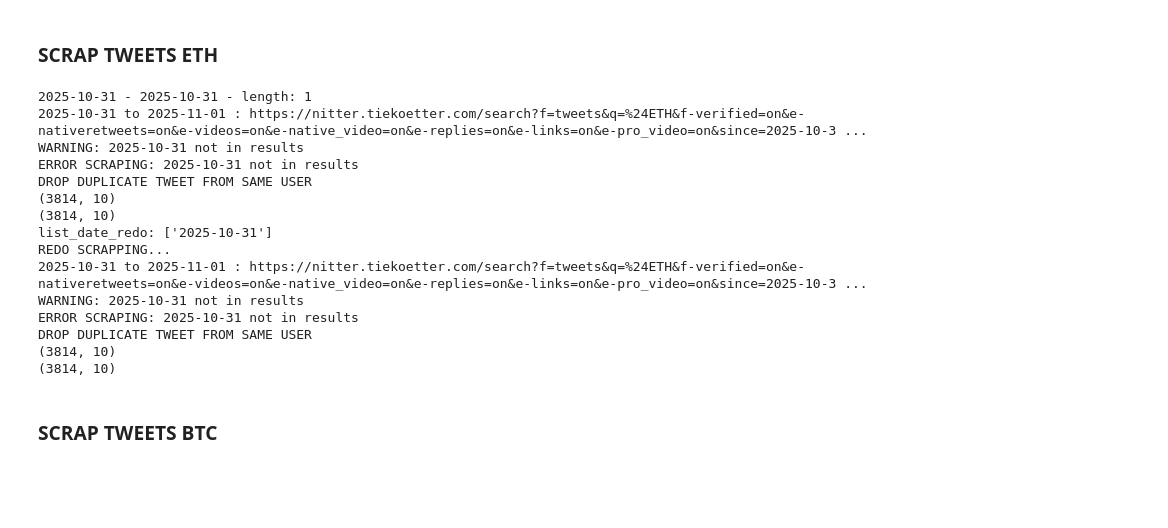
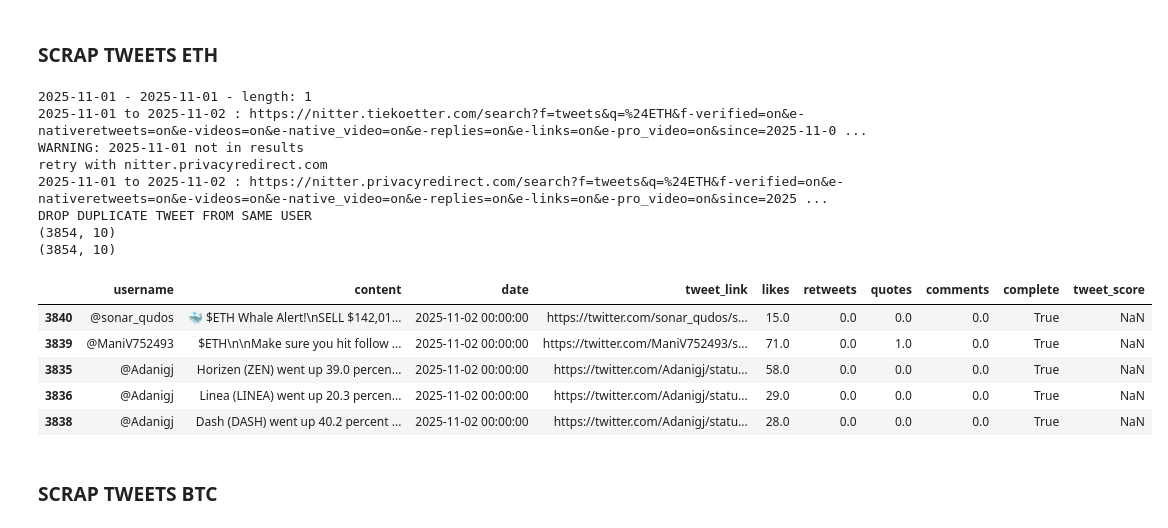
Before and after one commit to jeugregg/ocean_protocol_eth_pred, a Jupyter notebook: 22_Update_Data_Sources_05min.ipynb, the cells around one changed output. Saved outputs shown, nothing was run; the diff lists cells and outputs as text; code cells hidden in the pictures; blank space fills up the shorter version.

```diff
--- a/22_Update_Data_Sources_05min.ipynb
+++ b/22_Update_Data_Sources_05min.ipynb
@@ -2595,32 +2624,32 @@ def run_scrap_nitter_token(token, df_, path_save_df_tweets, file_path_nitter_log
 # %%
 # timing : 18s
 token = "ETH"
 path_save_df_tweets_eth = os.path.join(PATH_DATA, "df_tweets_eth.csv")
 file_path_nitter_log_eth = os.path.join(PATH_DATA, f"nitter_error_scraping_{token}.log")
 df_tweets_eth = run_scrap_nitter_token(
     token=token,
     df_=df_eth,
     path_save_df_tweets=path_save_df_tweets_eth,
     file_path_nitter_log=file_path_nitter_log_eth,
     max_count=1000,
     time_sleep=10,
-    mode_scrap_nitter=mode_scrap_nitter
+    mode_scrap_nitter=mode_scrap_nitter,
+    mode_redo=False,
 )
 
-#df_tweets_eth
+df_tweets_eth.tail(5)
 # %% [output]
-2025-10-31 - 2025-10-31 - length: 1
-2025-10-31 to 2025-11-01 : https://nitter.tiekoetter.com/search?f=tweets&q=%24ETH&f-verified=on&e-nativeretweets=on&e-videos=on&e-native_video=on&e-replies=on&e-links=on&e-pro_video=on&since=2025-10-3 ...
-WARNING: 2025-10-31 not in results
-ERROR SCRAPING: 2025-10-31 not in results
+2025-11-01 - 2025-11-01 - length: 1
+2025-11-01 to 2025-11-02 : https://nitter.tiekoetter.com/search?f=tweets&q=%24ETH&f-verified=on&e-nativeretweets=on&e-videos=on&e-native_video=on&e-replies=on&e-links=on&e-pro_video=on&since=2025-11-0 ...
+WARNING: 2025-11-01 not in results
+retry with nitter.privacyredirect.com
+2025-11-01 to 2025-11-02 : https://nitter.privacyredirect.com/search?f=tweets&q=%24ETH&f-verified=on&e-nativeretweets=on&e-videos=on&e-native_video=on&e-replies=on&e-links=on&e-pro_video=on&since=2025 ...
 DROP DUPLICATE TWEET FROM SAME USER
-(3814, 10)
-(3814, 10)
-list_date_redo: ['2025-10-31']
-REDO SCRAPPING...
-2025-10-31 to 2025-11-01 : https://nitter.tiekoetter.com/search?f=tweets&q=%24ETH&f-verified=on&e-nativeretweets=on&e-videos=on&e-native_video=on&e-replies=on&e-links=on&e-pro_video=on&since=2025-10-3 ...
-WARNING: 2025-10-31 not in results
-ERROR SCRAPING: 2025-10-31 not in results
-DROP DUPLICATE TWEET FROM SAME USER
-(3814, 10)
-(3814, 10)
+(3854, 10)
+(3854, 10)
+|  | username | content | date | tweet_link | likes | retweets | quotes | comments | complete | tweet_score |
+| 3840 | @sonar_qudos | 🐳 $ETH Whale Alert!\nSELL $142,01... | 2025-11-02 00:00:00 | https://twitter.com/sonar_qudos/s... | 15.0 | 0.0 | 0.0 | 0.0 | True | NaN |
+| 3839 | @ManiV752493 | $ETH\n\nMake sure you hit follow ... | 2025-11-02 00:00:00 | https://twitter.com/ManiV752493/s... | 71.0 | 0.0 | 1.0 | 0.0 | True | NaN |
+| 3835 | @Adanigj | Horizen (ZEN) went up 39.0 percen... | 2025-11-02 00:00:00 | https://twitter.com/Adanigj/statu... | 58.0 | 0.0 | 0.0 | 0.0 | True | NaN |
+| 3836 | @Adanigj | Linea (LINEA) went up 20.3 percen... | 2025-11-02 00:00:00 | https://twitter.com/Adanigj/statu... | 29.0 | 0.0 | 0.0 | 0.0 | True | NaN |
+| 3838 | @Adanigj | Dash (DASH) went up 40.2 percent ... | 2025-11-02 00:00:00 | https://twitter.com/Adanigj/statu... | 28.0 | 0.0 | 0.0 | 0.0 | True | NaN |
```
Also changed, not shown: parts of 18 cells of this notebook.
